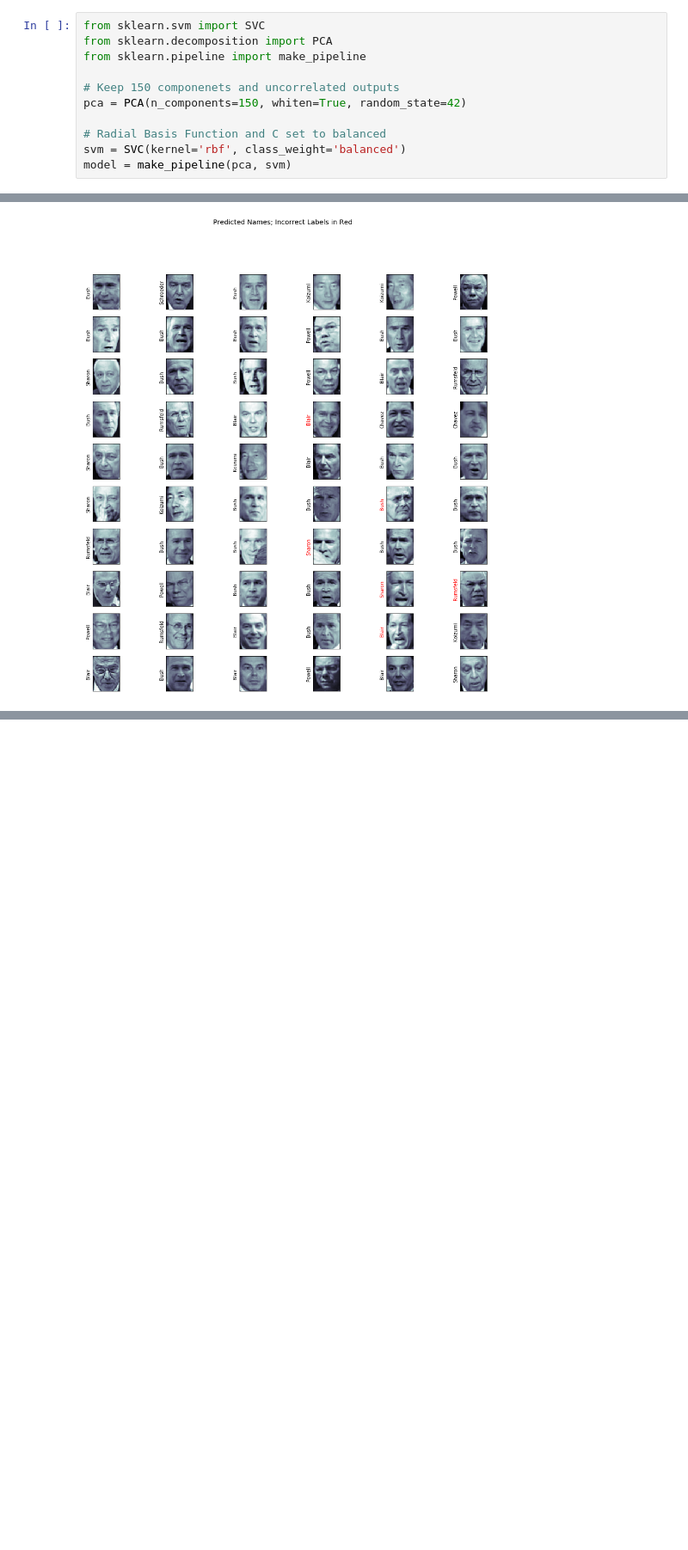
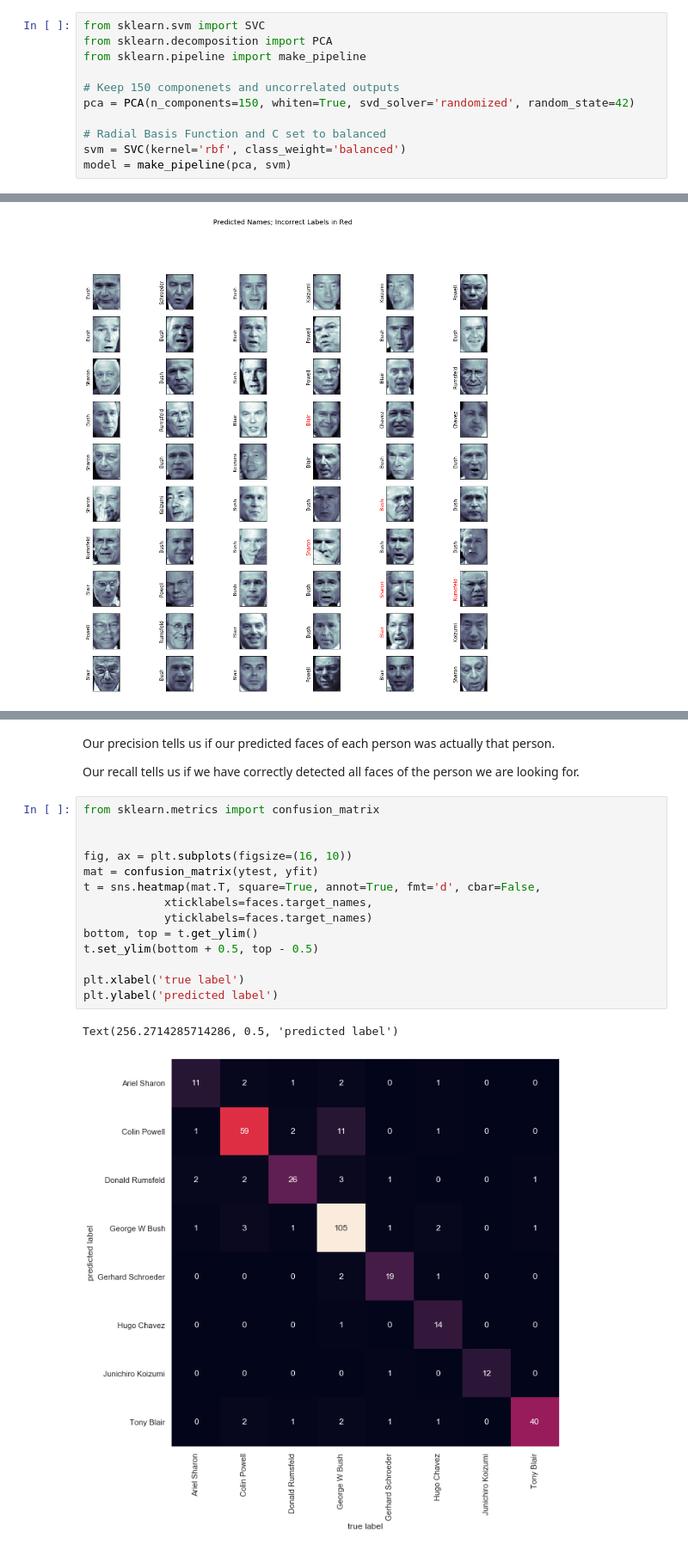
Before and after one commit to HYPERTONE/Analytics, a Jupyter notebook: LabeledFaces/Labeled Faces.ipynb, the cells around one changed output, grey strips where cells are left out. Shown at 86% size. Saved outputs shown, nothing was run; the diff lists cells and outputs as text; blank space fills up the shorter version.

```diff
--- a/LabeledFaces/Labeled Faces.ipynb
+++ b/LabeledFaces/Labeled Faces.ipynb
@@ -38,7 +44,7 @@ from sklearn.decomposition import PCA
 from sklearn.pipeline import make_pipeline
 
 # Keep 150 componenets and uncorrelated outputs
-pca = PCA(n_components=150, whiten=True, random_state=42)
+pca = PCA(n_components=150, whiten=True, svd_solver='randomized', random_state=42)
 
 # Radial Basis Function and C set to balanced
 svm = SVC(kernel='rbf', class_weight='balanced')
@@ -79,0 +118,21 @@ Text(0.5, 0.98, 'Predicted Names; Incorrect Labels in Red')
+# %% [markdown]
+Our precision tells us if our predicted faces of each person was actually that person.
+
+Our recall tells us if we have correctly detected all faces of the person we are looking for.
+# %%
+from sklearn.metrics import confusion_matrix
+
+
+fig, ax = plt.subplots(figsize=(16, 10))
+mat = confusion_matrix(ytest, yfit)
+t = sns.heatmap(mat.T, square=True, annot=True, fmt='d', cbar=False,
+            xticklabels=faces.target_names,
+            yticklabels=faces.target_names)
+bottom, top = t.get_ylim()
+t.set_ylim(bottom + 0.5, top - 0.5)
+
+plt.xlabel('true label')
+plt.ylabel('predicted label')
+# %% [output]
+Text(256.2714285714286, 0.5, 'predicted label')
+[figure, added]
```
Also changed, not shown: parts of 7 cells of this notebook.
